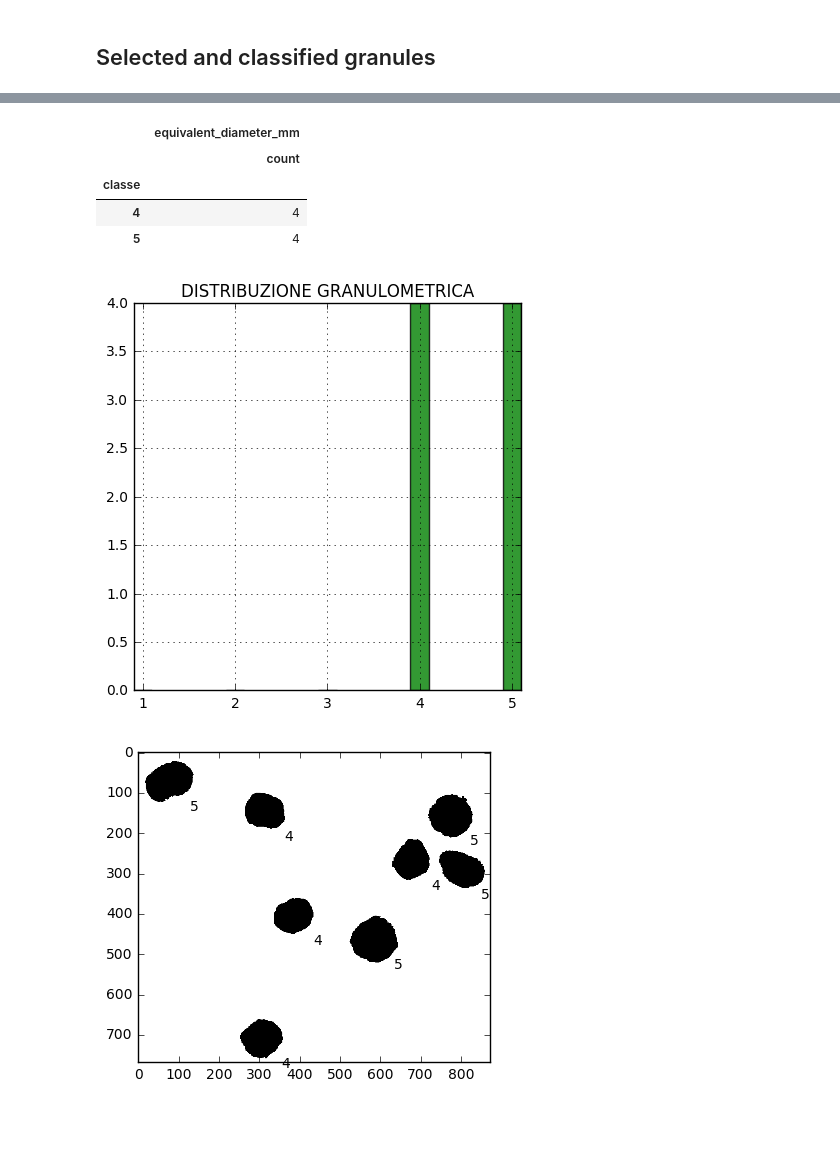
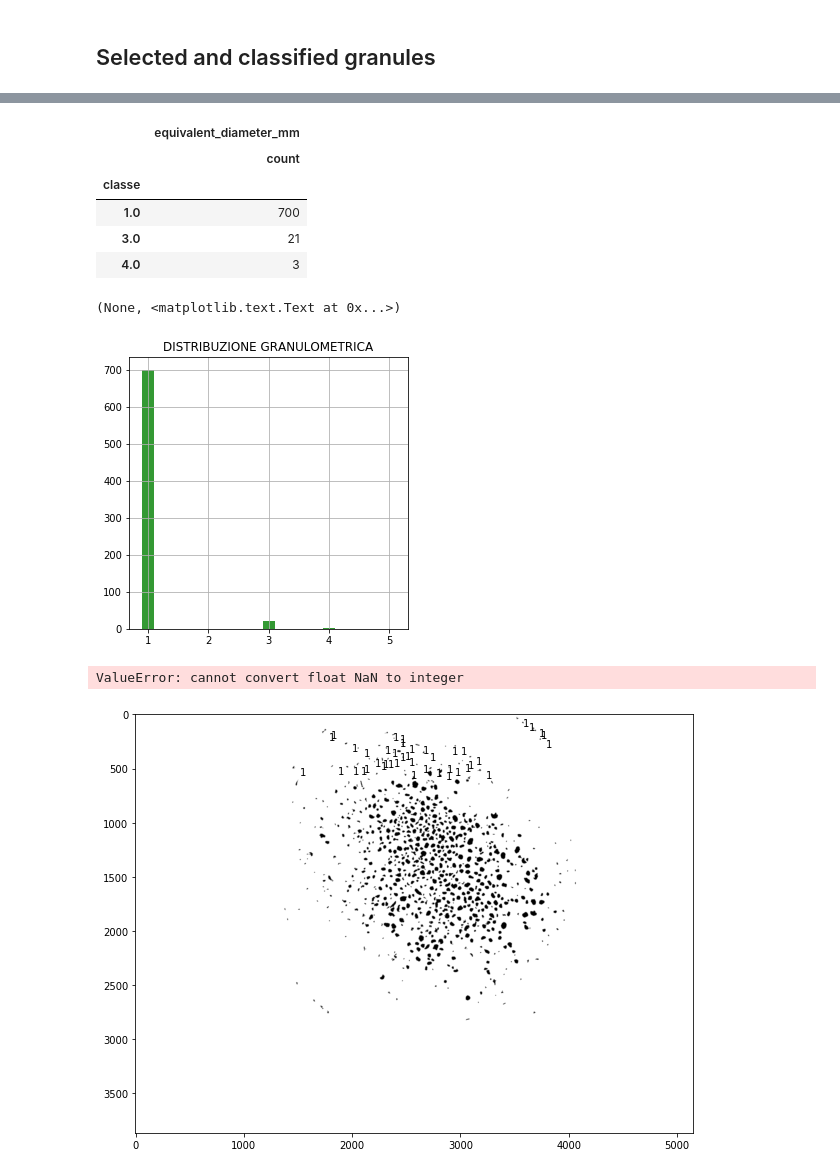
Before and after one commit to serenafalcioni/shared_nbks, a Jupyter notebook: bubblekicker_img_processing.ipynb, the cells around one changed output, grey strips where cells are left out. Cells and saved outputs as stored; diff of their text form; code cells hidden in the pictures; blank space fills up the shorter version.

```diff
--- a/bubblekicker_img_processing.ipynb
+++ b/bubblekicker_img_processing.ipynb
@@ -10,8 +10,9 @@ from bubblekicker.pipelines import CannyPipeline, AdaptiveThresholdPipeline
 # %%
 %matplotlib inline
 # %%
-path = r'C:\Users\Giacomo\Documents\gitRepos\Serena\shared_nbks/'
-imgname = 'classe 5.JPG'
+#path = r'C:\Users\Giacomo\Documents\gitRepos\Serena\shared_nbks/'
+path = r'/media/giacomo/CE82DCC682DCB3E5/Users/Giacomo/Documents/gitRepos/Serena/shared_nbks/'
+imgname = 'IMG_0054.JPG'
 # %% [markdown]
 # CANNY PIPELINE
 # %%
@@ -171,15 +186,15 @@ marker_image, props = bubble_properties_calculate(granulecheck.current_image,rul
 # %%
 # definisce classi
 def classe(equivalent_diameter_mm):
-    if equivalent_diameter_mm >= 1+1:
+    if equivalent_diameter_mm >= 1.4:
         return 5
-    elif 0.8+1 <= equivalent_diameter_mm < 1+1:
+    elif 1.2 <= equivalent_diameter_mm < 1.4:
         return 4
-    elif 0.5+1 <= equivalent_diameter_mm < 0.8+1:
+    elif 1. <= equivalent_diameter_mm < 1.2:
         return 3
-    elif 0.2+1 <= equivalent_diameter_mm < 0.5+1:
+    elif .8 <= equivalent_diameter_mm < 0.1:
         return 2
-    elif equivalent_diameter_mm < 0.2+1:
+    elif equivalent_diameter_mm < 0.8:
         return 1
 
 # aggiunge colonna con misura effettiva dei granuli
@@ -226,8 +250,9 @@ props[['equivalent_diameter_mm', 'classe']].groupby(['classe']).agg(['count'])
 |  | equivalent_diameter_mm |
 |  | count |
 | classe |  |
-| 4 | 4 |
-| 5 | 4 |
+| 1.0 | 700 |
+| 3.0 | 21 |
+| 4.0 | 3 |
 # %%
 fig = plt.figure(figsize=(5,5));
 plt.xticks([k for k in range(0,7)]);
@@ -238,9 +263,10 @@ classi.hist(bins = np.arange(1,7)-0.5,
             alpha=0.8); #rwidth =spessore barra #non riesco a mettere il numero al centro della barra
 
 plt.grid('on'),plt.title('DISTRIBUZIONE GRANULOMETRICA')
-plt.savefig(path + '\\' + 'distribuzione_granulometrica.jpg',dpi=500)
+# plt.savefig(path + '\\' + 'distribuzione_granulometrica.jpg',dpi=500)
 # %% [output]
+(None, <matplotlib.text.Text at 0x...>)
-[figure, old version]
+[figure, new version]
 # %%
 # con questo archivi la posizione x e y e la classe di ogni centroide in tre variabili (x,y e cls)
 x = []; y = []; cls = []
@@ -249,10 +275,11 @@ for i in props['centroid'].reset_index().index:
     y = np.append(y, props['centroid'].values[i][0])
     cls = np.append(cls, props['classe'].values[i])
 # %%
-fig, ax1 = plt.subplots()
+fig, ax1 = plt.subplots(figsize=(10,10))
 # il maggiore di zero serve per fare tutti i pippoli neri, se lo levi diventa scala di grigi
 ax1.imshow(marker_image>0, cmap='binary', interpolation='bilinear');
 for i in np.arange(len(x)):
     ax1.annotate(str(int(cls[i])), xy=(x[i], y[i]), xytext=(x[i]+50, y[i]+70)); # possibile futuro miglioramento sara' visualizzare
 # %% [output]
+ValueError: cannot convert float NaN to integer
-[figure, old version]
+[figure, new version]
```
Also changed, not shown: parts of 18 cells of this notebook, 3 other files.
